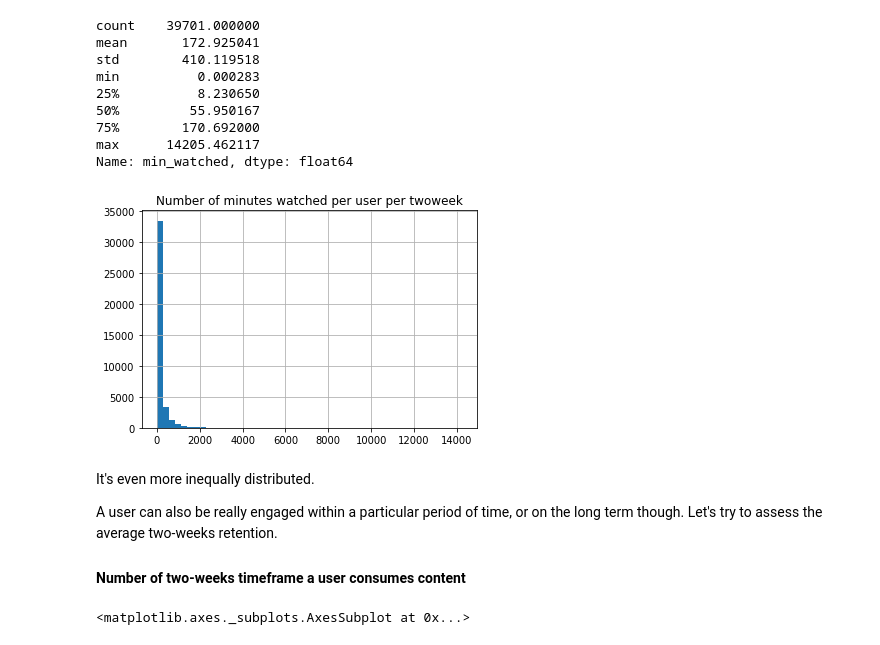
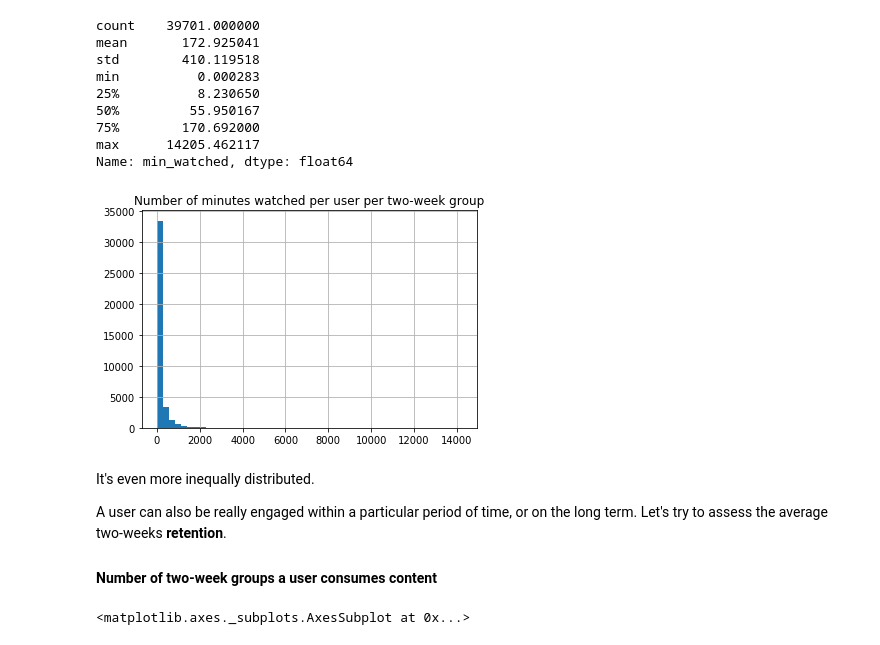
Before and after one commit to bbc/datalab-ml-training, a Jupyter notebook: iPlayerForecast_course1.ipynb, the cells around one changed output. Saved outputs shown, nothing was run; the diff lists cells and outputs as text; code cells hidden in the pictures.

```diff
--- a/iPlayerForecast_course1.ipynb
+++ b/iPlayerForecast_course1.ipynb
@@ -737,16 +737,16 @@ Name: min_watched, dtype: float64
 # %%
 # Let's plot the histogram to have a better idea of the distribution
 data.groupby(['user_id','twoweek'])['min_watched'].sum().hist(bins=50)
-plt.title('Number of minutes watched per user per twoweek')
+plt.title('Number of minutes watched per user per two-week group')
 plt.show()
 # %% [output]
-[figure, old version]
+[figure, new version]
 # %% [markdown]
 It's even more inequally distributed.
 
-A user can also be really engaged within a particular period of time, or on the long term though. Let's try to assess the average two-weeks retention.
+A user can also be really engaged within a particular period of time, or on the long term. Let's try to assess the average two-weeks __retention__.
 
-#### Number of two-weeks timeframe a user consumes content
+#### Number of two-week groups a user consumes content
 # %%
 # We first need to get all the possible pairs user_id x twoweek
 # And then aggregate at the user id level
```
Also changed, not shown: parts of 13 cells of this notebook, 1 other file.
